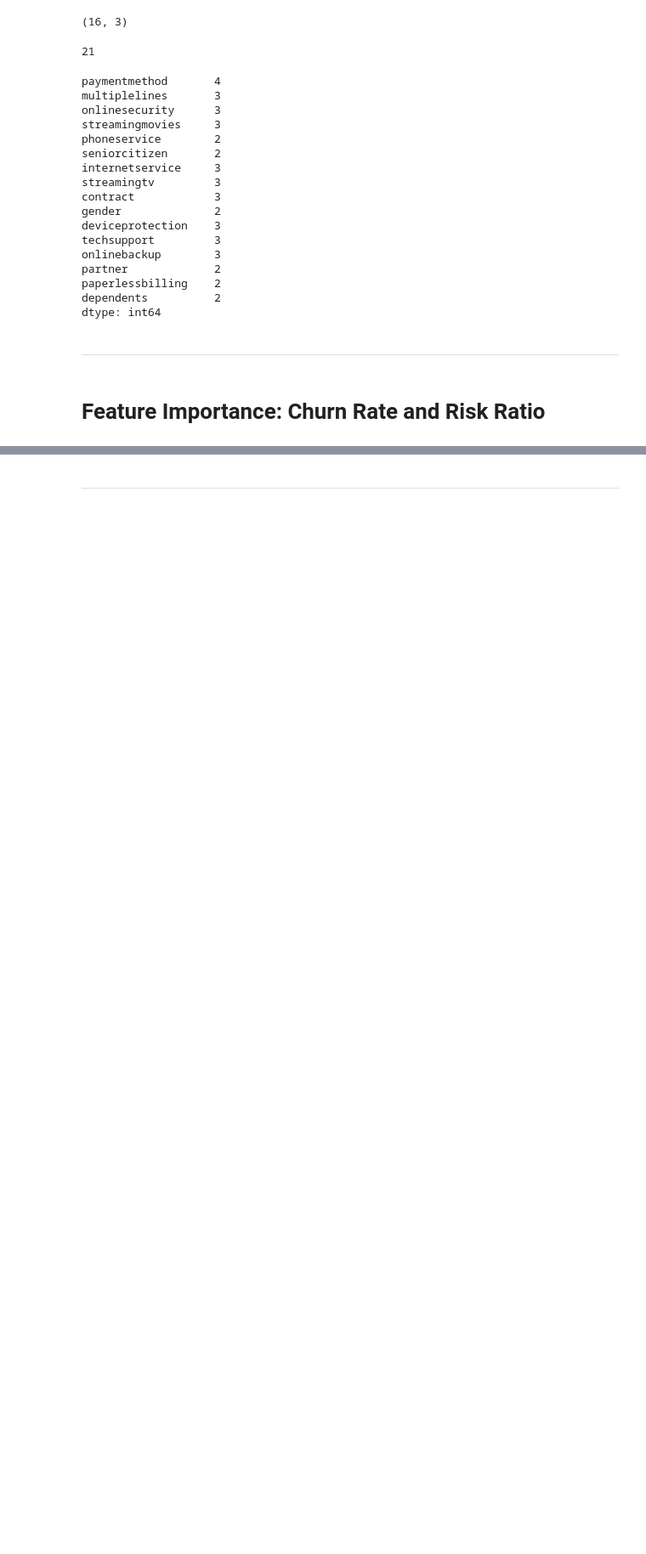
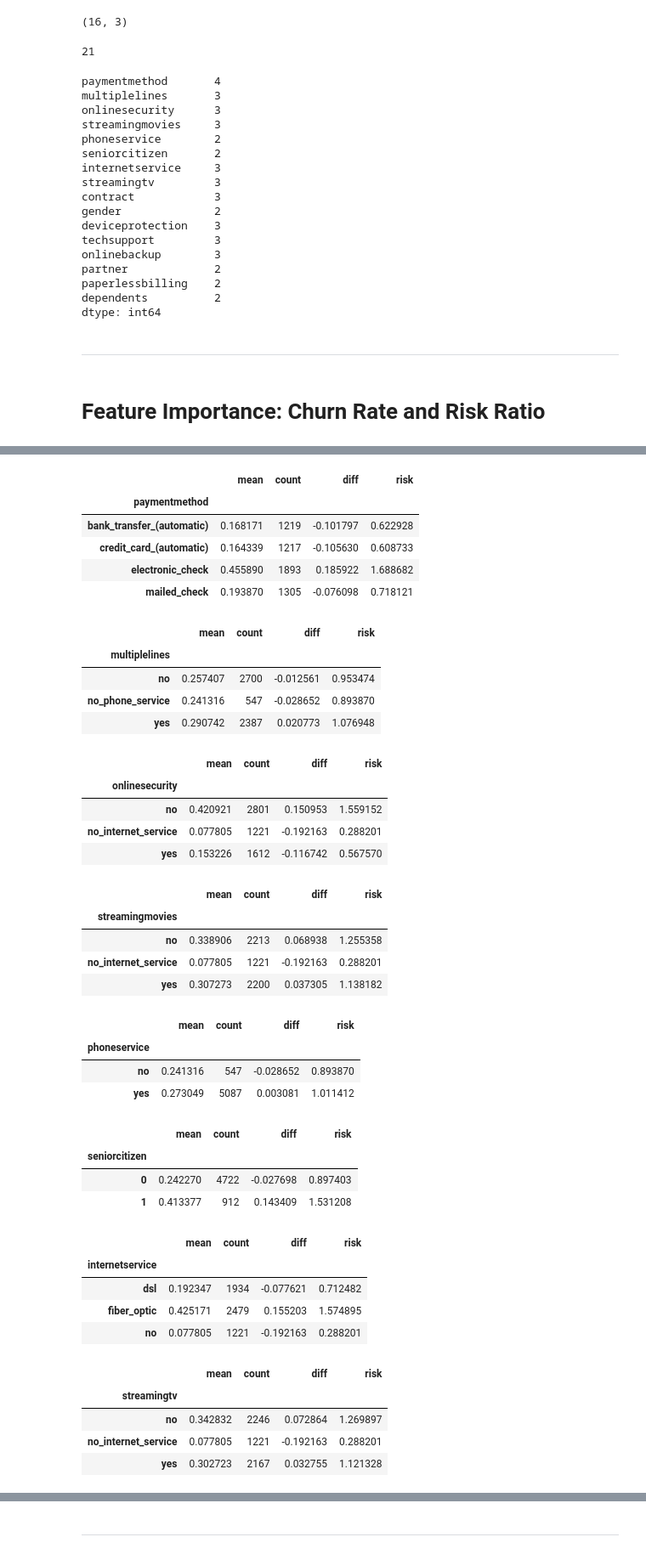
Before and after one commit to tummala-hareesh/ml_zoomcamp_ht, a Jupyter notebook: ipynb/03_customer_churn_prediction.ipynb, the cells around one changed output, grey strips where cells are left out. Shown: that part at 85% size. Cells and saved outputs as stored; diff of their text form; code cells hidden in the pictures; blank space fills up the shorter version.

```diff
--- a/ipynb/03_customer_churn_prediction.ipynb
+++ b/ipynb/03_customer_churn_prediction.ipynb
@@ -294,0 +321,4 @@ dtype: int64
+# %%
+df_group = df_train_full.groupby('gender').churn.agg(['mean','count'])
+df_group['diff'] = df_group['mean'] - global_churn_rate
+df_group['risk'] = df_group['mean'] / global_churn_rate
@@ -294,0 +334,47 @@ dtype: int64
+# %%
+# Create groups for each cat feature
+for c in list_features_cat:
+    df_group = df_train_full.groupby(c).churn.agg(['mean','count'])
+    df_group['diff'] = df_group['mean'] - global_churn_rate
+    df_group['risk'] = df_group['mean'] / global_churn_rate
+    display(df_group)
+# %% [output]
+|  | mean | count | diff | risk |
+| paymentmethod |  |  |  |  |
+| bank_transfer_(automatic) | 0.168171 | 1219 | -0.101797 | 0.622928 |
+| credit_card_(automatic) | 0.164339 | 1217 | -0.105630 | 0.608733 |
+| electronic_check | 0.455890 | 1893 | 0.185922 | 1.688682 |
+| mailed_check | 0.193870 | 1305 | -0.076098 | 0.718121 |
+|  | mean | count | diff | risk |
+| multiplelines |  |  |  |  |
+| no | 0.257407 | 2700 | -0.012561 | 0.953474 |
+| no_phone_service | 0.241316 | 547 | -0.028652 | 0.893870 |
+| yes | 0.290742 | 2387 | 0.020773 | 1.076948 |
+|  | mean | count | diff | risk |
+| onlinesecurity |  |  |  |  |
+| no | 0.420921 | 2801 | 0.150953 | 1.559152 |
+| no_internet_service | 0.077805 | 1221 | -0.192163 | 0.288201 |
+| yes | 0.153226 | 1612 | -0.116742 | 0.567570 |
+|  | mean | count | diff | risk |
+| streamingmovies |  |  |  |  |
+| no | 0.338906 | 2213 | 0.068938 | 1.255358 |
+| no_internet_service | 0.077805 | 1221 | -0.192163 | 0.288201 |
+| yes | 0.307273 | 2200 | 0.037305 | 1.138182 |
+|  | mean | count | diff | risk |
+| phoneservice |  |  |  |  |
+| no | 0.241316 | 547 | -0.028652 | 0.893870 |
+| yes | 0.273049 | 5087 | 0.003081 | 1.011412 |
+|  | mean | count | diff | risk |
+| seniorcitizen |  |  |  |  |
+| 0 | 0.242270 | 4722 | -0.027698 | 0.897403 |
+| 1 | 0.413377 | 912 | 0.143409 | 1.531208 |
+|  | mean | count | diff | risk |
+| internetservice |  |  |  |  |
+| dsl | 0.192347 | 1934 | -0.077621 | 0.712482 |
+| fiber_optic | 0.425171 | 2479 | 0.155203 | 1.574895 |
+| no | 0.077805 | 1221 | -0.192163 | 0.288201 |
+|  | mean | count | diff | risk |
+| streamingtv |  |  |  |  |
+| no | 0.342832 | 2246 | 0.072864 | 1.269897 |
+| no_internet_service | 0.077805 | 1221 | -0.192163 | 0.288201 |
+| yes | 0.302723 | 2167 | 0.032755 | 1.121328 |
```
Also changed, not shown: parts of 9 cells of this notebook, 1 other file.
